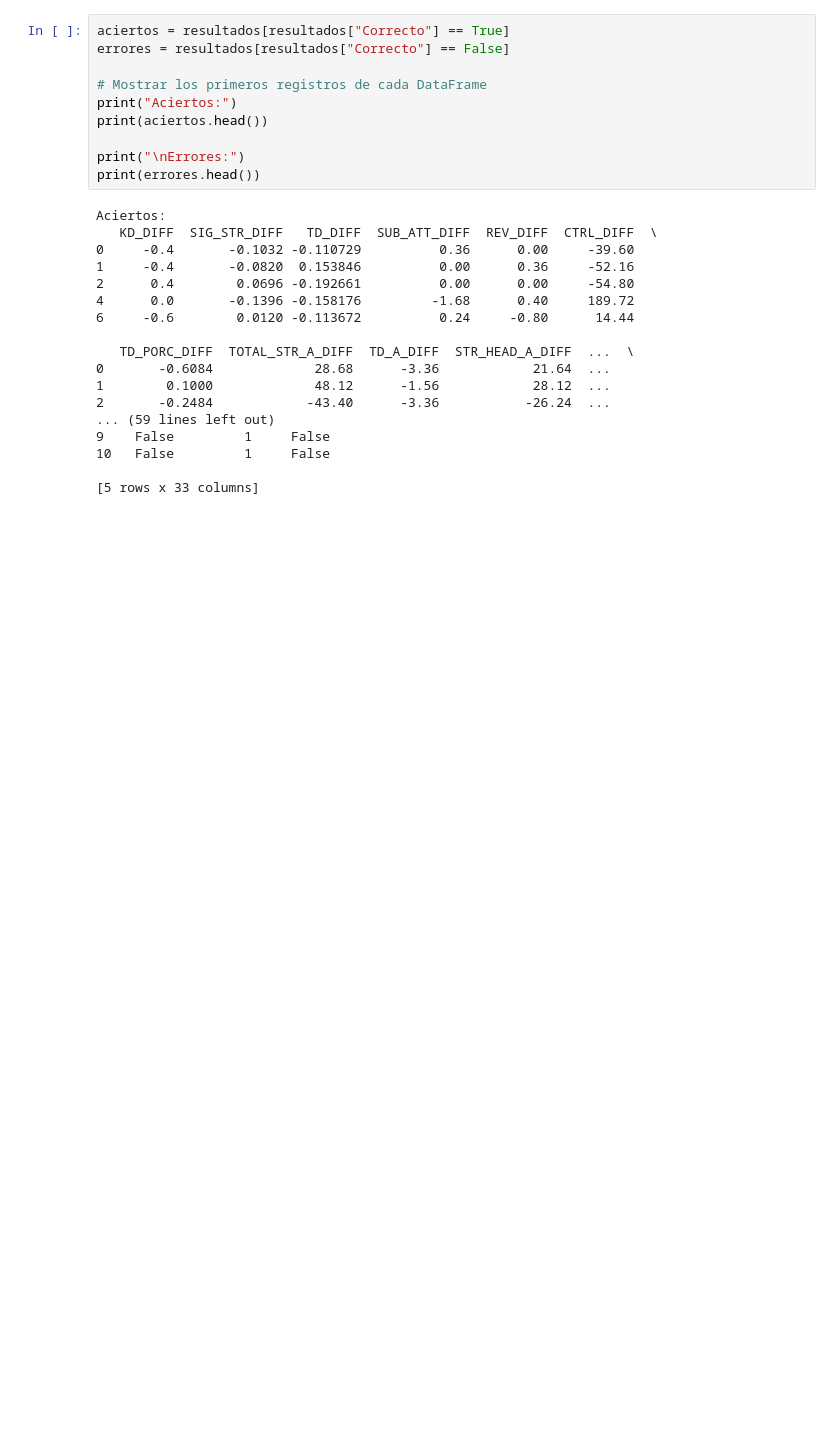
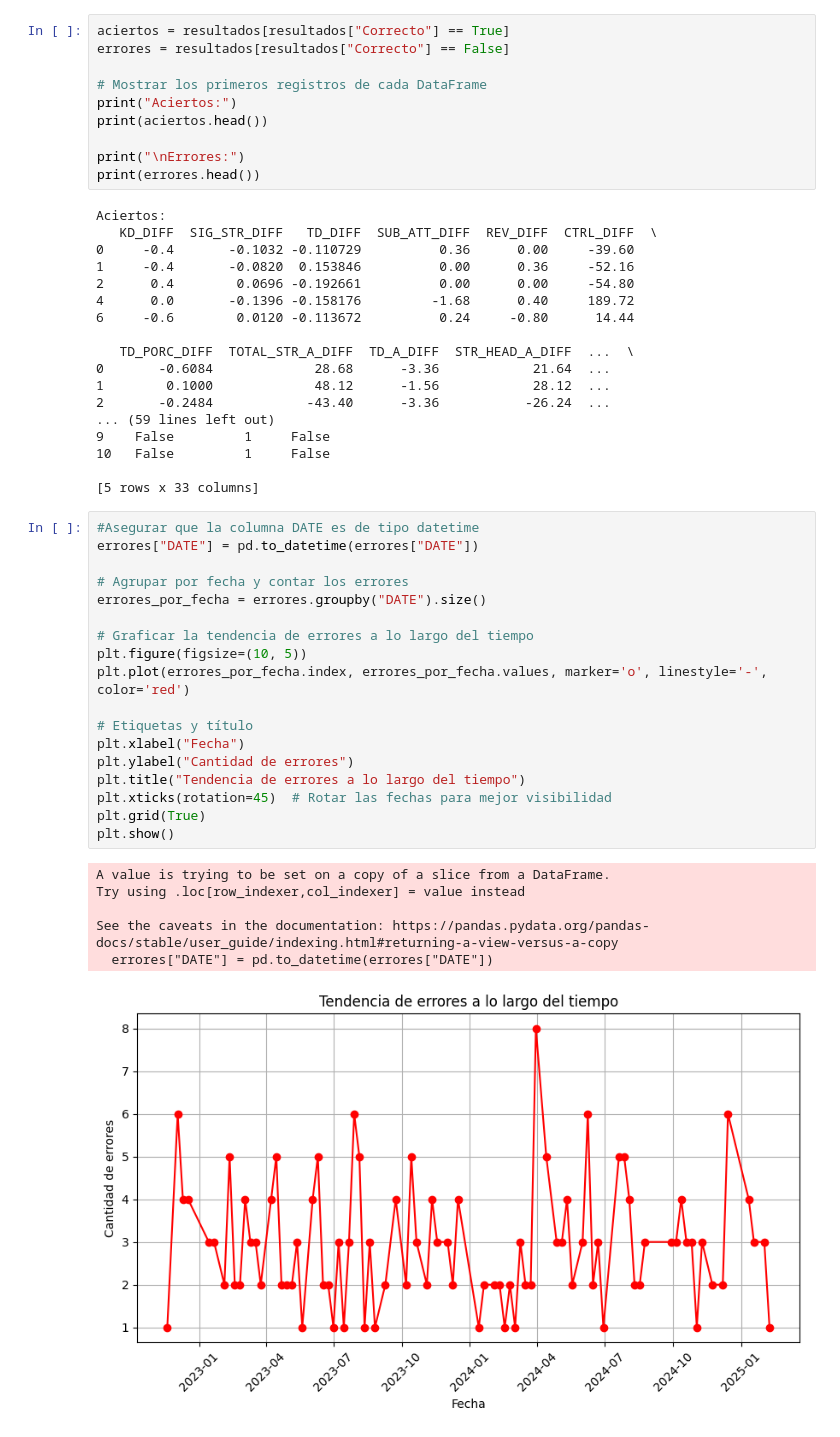
Before and after one commit to UCM-GIDIA-PD1/c2425-R4, a Jupyter notebook: src/evaluacion/P2/evaluacion_P2.ipynb, the cells around one changed output. Saved outputs shown, nothing was run; the diff lists cells and outputs as text; blank space fills up the shorter version.

```diff
--- a/src/evaluacion/P2/evaluacion_P2.ipynb
+++ b/src/evaluacion/P2/evaluacion_P2.ipynb
@@ -717,3 +717,28 @@ Aciertos:
 10   False         1     False
 
 [5 rows x 33 columns]
+# %%
+#Asegurar que la columna DATE es de tipo datetime
+errores["DATE"] = pd.to_datetime(errores["DATE"])
+
+# Agrupar por fecha y contar los errores
+errores_por_fecha = errores.groupby("DATE").size()
+
+# Graficar la tendencia de errores a lo largo del tiempo
+plt.figure(figsize=(10, 5))
+plt.plot(errores_por_fecha.index, errores_por_fecha.values, marker='o', linestyle='-', color='red')
+
+# Etiquetas y título
+plt.xlabel("Fecha")
+plt.ylabel("Cantidad de errores")
+plt.title("Tendencia de errores a lo largo del tiempo")
+plt.xticks(rotation=45)  # Rotar las fechas para mejor visibilidad
+plt.grid(True)
+plt.show()
+# %% [output]
+A value is trying to be set on a copy of a slice from a DataFrame.
+Try using .loc[row_indexer,col_indexer] = value instead
+
+See the caveats in the documentation: https://pandas.pydata.org/pandas-docs/stable/user_guide/indexing.html#returning-a-view-versus-a-copy
+  errores["DATE"] = pd.to_datetime(errores["DATE"])
+[figure, added]
```
Also changed, not shown: parts of 4 cells of this notebook.
